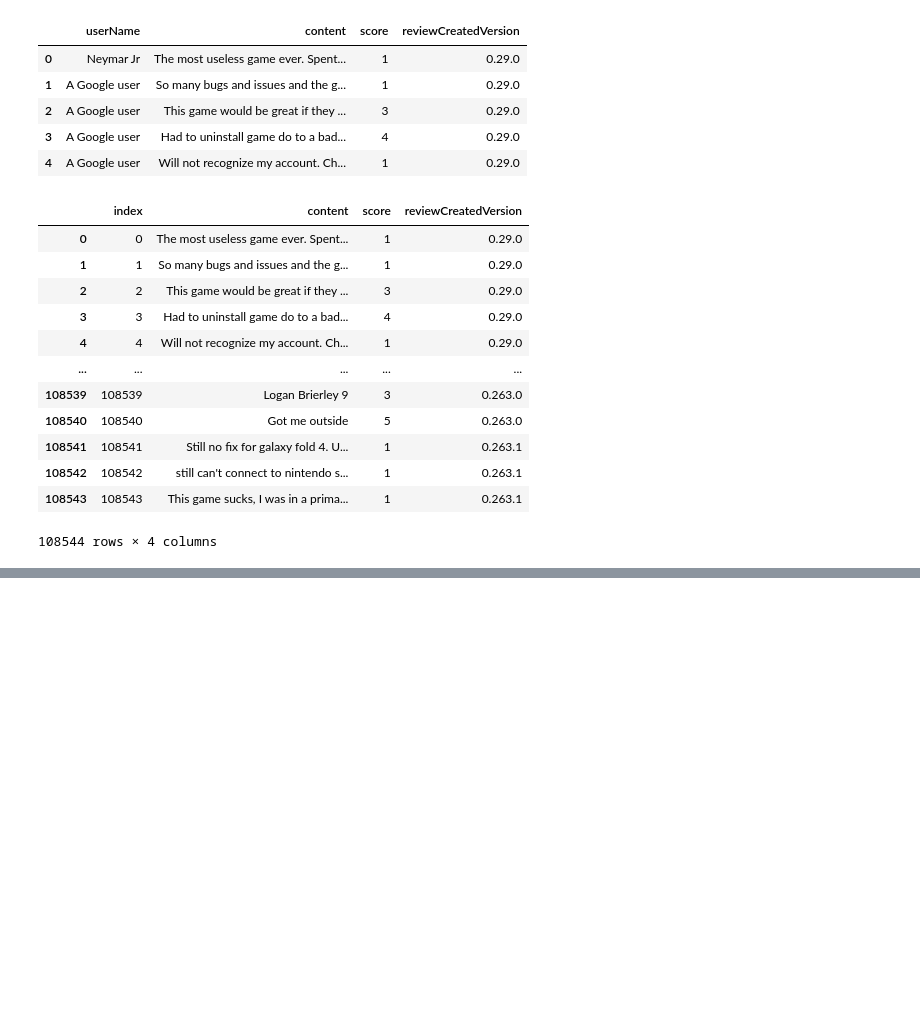
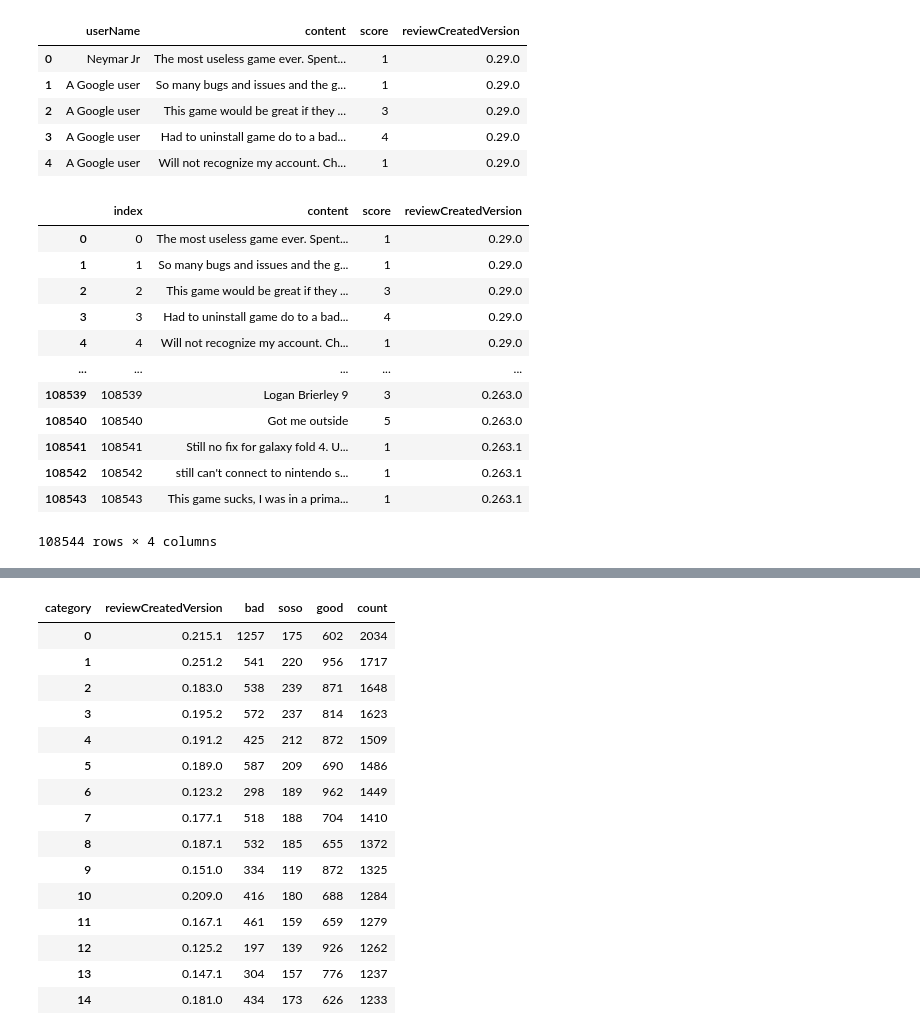
Before and after one commit to jinnykj/PokemonGO-Review-dataset-analysis, a Jupyter notebook: 데이터_시각화_기말_과제.ipynb, the cells around one changed output, grey strips where cells are left out. Cells and saved outputs as stored; diff of their text form; code cells hidden in the pictures; blank space fills up the shorter version.

```diff
--- a/데이터_시각화_기말_과제.ipynb
+++ b/데이터_시각화_기말_과제.ipynb
@@ -100,0 +133,19 @@ plt.gca().spines[['top', 'right']].set_visible(False)
+# %%
+top15.drop(columns='index')
+# %% [output]
+| category | reviewCreatedVersion | bad | soso | good | count |
+| 0 | 0.215.1 | 1257 | 175 | 602 | 2034 |
+| 1 | 0.251.2 | 541 | 220 | 956 | 1717 |
+| 2 | 0.183.0 | 538 | 239 | 871 | 1648 |
+| 3 | 0.195.2 | 572 | 237 | 814 | 1623 |
+| 4 | 0.191.2 | 425 | 212 | 872 | 1509 |
+| 5 | 0.189.0 | 587 | 209 | 690 | 1486 |
+| 6 | 0.123.2 | 298 | 189 | 962 | 1449 |
+| 7 | 0.177.1 | 518 | 188 | 704 | 1410 |
+| 8 | 0.187.1 | 532 | 185 | 655 | 1372 |
+| 9 | 0.151.0 | 334 | 119 | 872 | 1325 |
+| 10 | 0.209.0 | 416 | 180 | 688 | 1284 |
+| 11 | 0.167.1 | 461 | 159 | 659 | 1279 |
+| 12 | 0.125.2 | 197 | 139 | 926 | 1262 |
+| 13 | 0.147.1 | 304 | 157 | 776 | 1237 |
+| 14 | 0.181.0 | 434 | 173 | 626 | 1233 |
```
Also changed, not shown: parts of 11 cells of this notebook.
